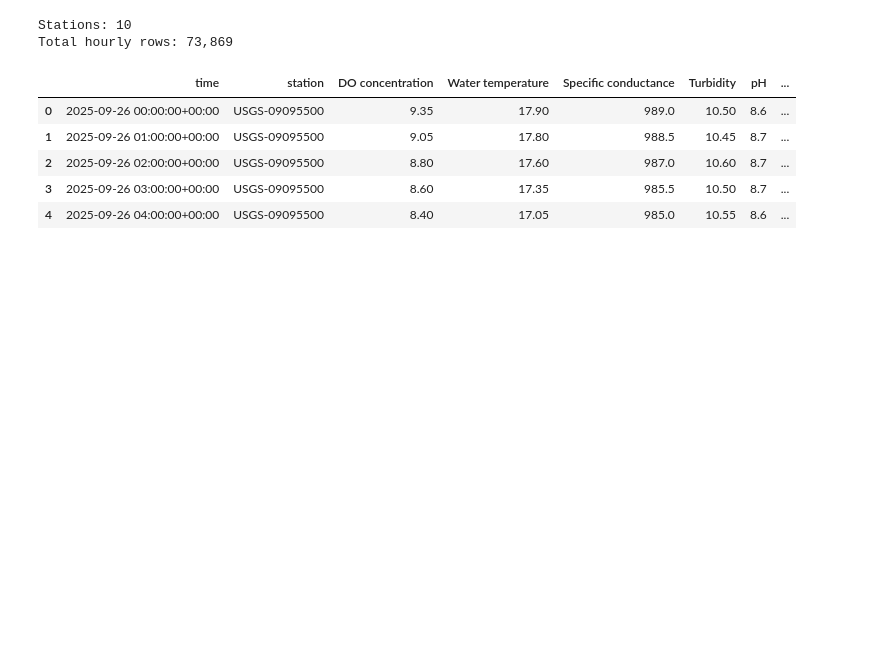
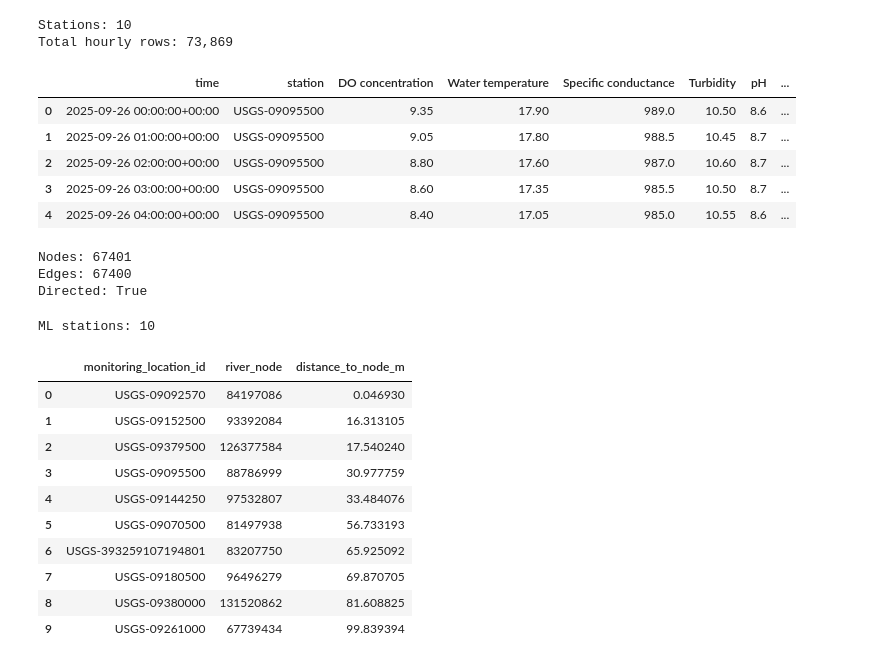
Before and after one commit to andrewc156/rivernets, a Jupyter notebook: USGS_Continuous_Water_Quality.ipynb, the cells around one changed output. Cells and saved outputs as stored; diff of their text form; code cells hidden in the pictures; blank space fills up the shorter version.

Commit message:
added 10 stations to the graph

```diff
--- a/USGS_Continuous_Water_Quality.ipynb
+++ b/USGS_Continuous_Water_Quality.ipynb
@@ -3552,3 +3552,11 @@ Total hourly rows: 73,869
 | 2 | 2025-09-26 02:00:00+00:00 | USGS-09095500 | 8.80 | 17.60 | 987.0 | 10.60 | 8.7 | ... |
 | 3 | 2025-09-26 03:00:00+00:00 | USGS-09095500 | 8.60 | 17.35 | 985.5 | 10.50 | 8.7 | ... |
 | 4 | 2025-09-26 04:00:00+00:00 | USGS-09095500 | 8.40 | 17.05 | 985.0 | 10.55 | 8.6 | ... |
+# %%
+print("Nodes:", G_largest.number_of_nodes())
+print("Edges:", G_largest.number_of_edges())
+print("Directed:", G_largest.is_directed())
+# %% [output]
+Nodes: 67401
+Edges: 67400
+Directed: True
@@ -3554,0 +3584,66 @@ Total hourly rows: 73,869
+# %%
+ml_station_points = (
+    usgs_sites_gdf[
+        usgs_sites_gdf[
+            "monitoring_location_id"
+        ].isin(ml_ready_sites)
+    ]
+    .copy()
+)
+
+print(
+    "ML stations:",
+    ml_station_points[
+        "monitoring_location_id"
+    ].nunique()
+)
+# %% [output]
+ML stations: 10
+# %%
+PROJECTED_CRS = "EPSG:5070"
+
+river_nodes_m = (
+    river_nodes_gdf
+    .to_crs(PROJECTED_CRS)
+)
+
+ml_station_points_m = (
+    ml_station_points
+    .to_crs(PROJECTED_CRS)
+)
+# %%
+station_node_matches = gpd.sjoin_nearest(
+    ml_station_points_m,
+    river_nodes_m,
+    how="left",
+    distance_col="distance_to_node_m"
+)
+
+station_node_matches = (
+    station_node_matches
+    .sort_values("distance_to_node_m")
+    .drop_duplicates(
+        subset="monitoring_location_id"
+    )
+    .reset_index(drop=True)
+)
+
+station_node_matches[
+    [
+        "monitoring_location_id",
+        "river_node",
+        "distance_to_node_m"
+    ]
+]
+# %% [output]
+|  | monitoring_location_id | river_node | distance_to_node_m |
+| 0 | USGS-09092570 | 84197086 | 0.046930 |
+| 1 | USGS-09152500 | 93392084 | 16.313105 |
+| 2 | USGS-09379500 | 126377584 | 17.540240 |
+| 3 | USGS-09095500 | 88786999 | 30.977759 |
+| 4 | USGS-09144250 | 97532807 | 33.484076 |
+| 5 | USGS-09070500 | 81497938 | 56.733193 |
+| 6 | USGS-393259107194801 | 83207750 | 65.925092 |
+| 7 | USGS-09180500 | 96496279 | 69.870705 |
+| 8 | USGS-09380000 | 131520862 | 81.608825 |
+| 9 | USGS-09261000 | 67739434 | 99.839394 |
```
Also changed, not shown: parts of 5 cells of this notebook.
